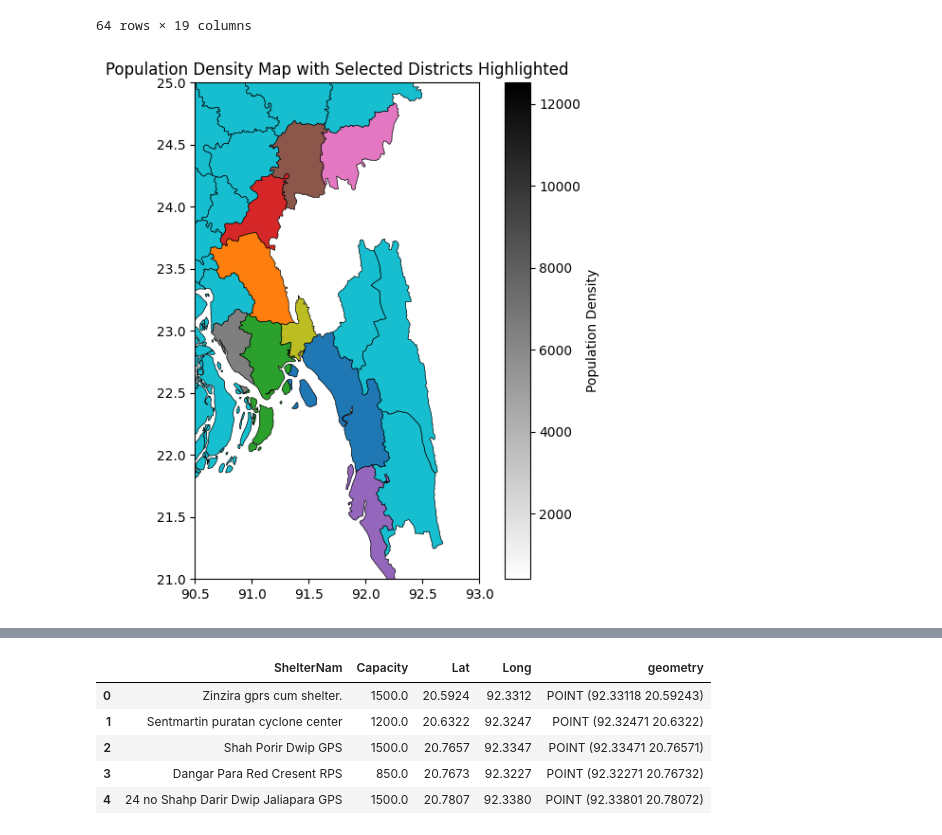
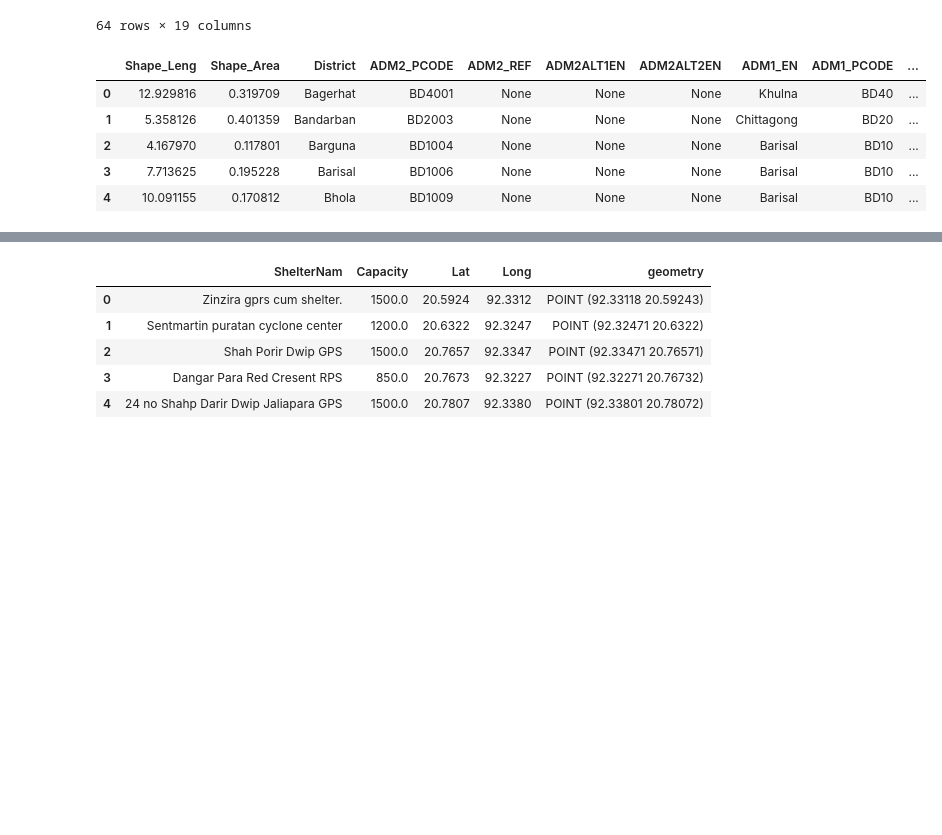
Before and after one commit to tanmoyie/Optimizing-flood-reponse-in-Bangladesh, a Jupyter notebook: 1.0-data-exploration.ipynb, the cells around one changed output, grey strips where cells are left out. Saved outputs shown, nothing was run; the diff lists cells and outputs as text; code cells hidden in the pictures; blank space fills up the shorter version.

```diff
--- a/1.0-data-exploration.ipynb
+++ b/1.0-data-exploration.ipynb
@@ -141,43 +141,25 @@ gdf
 # %%
 import geopandas as gpd
 import matplotlib.pyplot as plt
 import matplotlib.colors as mcolors
 import numpy as np
 
 # Define a custom colormap from white to black
 cmap = mcolors.LinearSegmentedColormap.from_list('white_to_black', ['white', 'black'])
 
 # Normalize the population density for color mapping
 norm = mcolors.Normalize(vmin=gdf['population_density'].min(), vmax=gdf['population_density'].max())
 
 # Create a new column for colors based on whether the district is selected
-gdf['color'] = gdf.apply(
-    lambda row: cmap(norm(row['population_density'])) if row['selected_district'] in selected_districts else '#d3d3d3',  axis=1
+gdf['color_population'] = gdf.apply(
+    lambda row: cmap(norm(row['population_density'])) if row['selected_district'] in selected_districts else 'white',  axis=1
 )
 
-# display(gdf.head(5))
-# Plot the GeoDataFrame
-fig, ax = plt.subplots(figsize=(6, 6))
-
-
-# Add a colorbar for reference (only for selected districts)
-sm = plt.cm.ScalarMappable(cmap=cmap, norm=mcolors.Normalize(vmin=gdf['population_density'].min(), vmax=gdf['population_density'].max()))
-sm.set_array([])
-cbar = plt.colorbar(sm, ax=ax)
-cbar.set_label('Population Density')
-
-# Plot with the colors defined
-gdf.plot(column='color', ax=ax, edgecolor='black', linewidth=0.5)
-
-ax.set_xlim(90.5, 93)
-ax.set_ylim(21, 25)
-
-# Set title and other plot properties
-ax.set_title('Population Density Map with Selected Districts Highlighted')
-# ax.set_axis_off()  # Turn off the axis
-
-plt.tight_layout()
-plt.savefig('plots/population_density.svg', format='svg')
-plt.show()
+display(gdf.head(5))
 # %% [output]
-[figure, removed]
+|  | Shape_Leng | Shape_Area | District | ADM2_PCODE | ADM2_REF | ADM2ALT1EN | ADM2ALT2EN | ADM1_EN | ADM1_PCODE | ... |
+| 0 | 12.929816 | 0.319709 | Bagerhat | BD4001 | None | None | None | Khulna | BD40 | ... |
+| 1 | 5.358126 | 0.401359 | Bandarban | BD2003 | None | None | None | Chittagong | BD20 | ... |
+| 2 | 4.167970 | 0.117801 | Barguna | BD1004 | None | None | None | Barisal | BD10 | ... |
+| 3 | 7.713625 | 0.195228 | Barisal | BD1006 | None | None | None | Barisal | BD10 | ... |
+| 4 | 10.091155 | 0.170812 | Bhola | BD1009 | None | None | None | Barisal | BD10 | ... |
```
Also changed, not shown: parts of 5 cells of this notebook, 7 other files.
